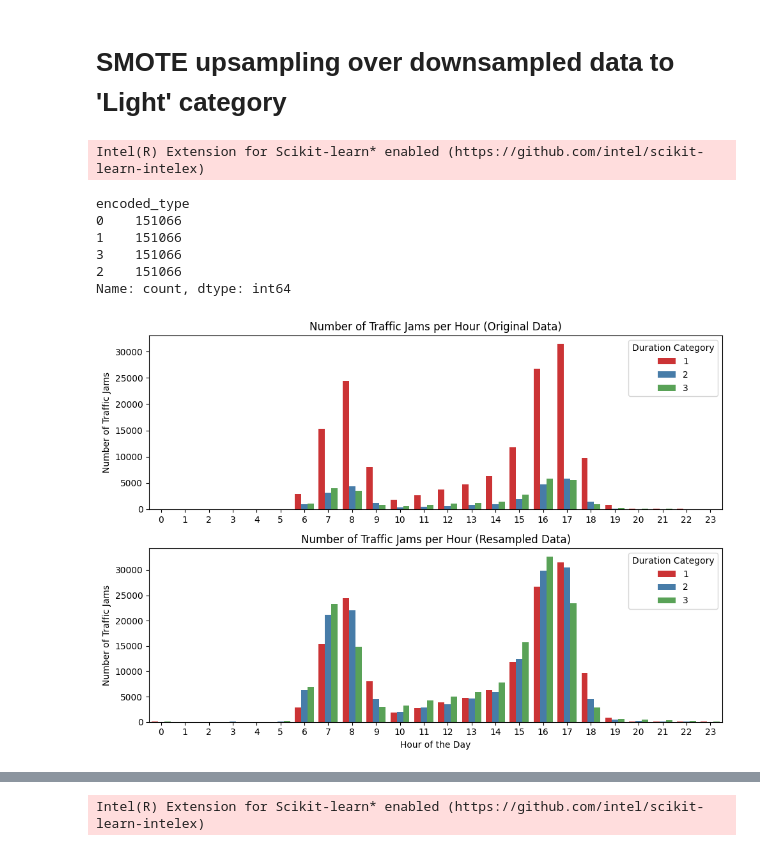
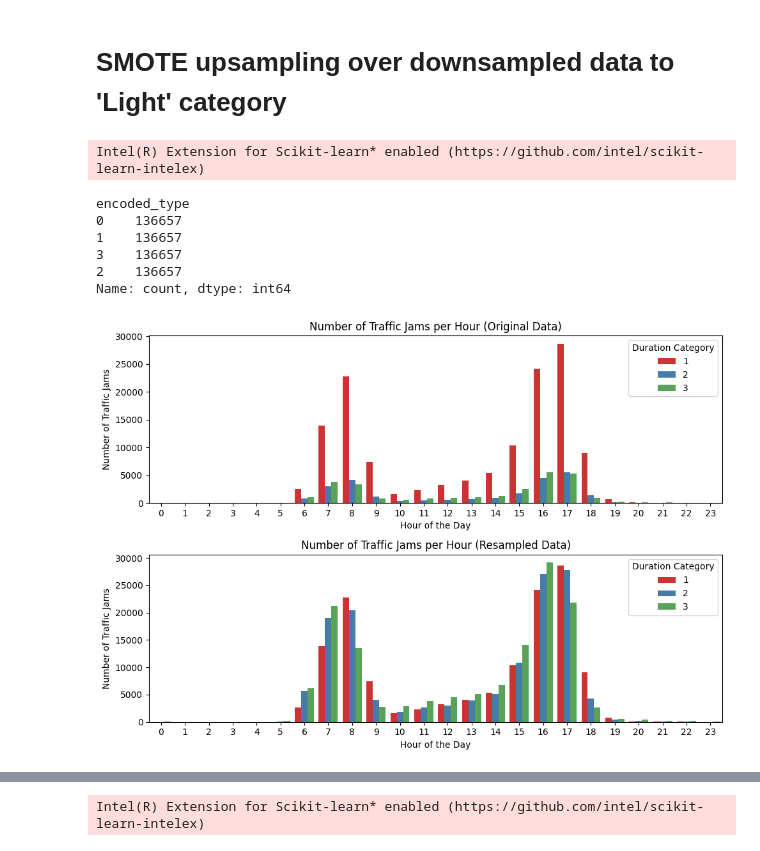
Before and after one commit to mhristev/TodayAI, a Jupyter notebook: MainFileNew.ipynb, the cells around one changed output, grey strips where cells are left out. Cells and saved outputs as stored; diff of their text form; code cells hidden in the pictures.

```diff
--- a/MainFileNew.ipynb
+++ b/MainFileNew.ipynb
@@ -1038,7 +1037,7 @@ heavy     155166
 Name: count, dtype: int64
 # %%
 #left calendar down sampling
-desired_size_per_class = 151066
+desired_size_per_class = 136657
 category_mapping = ['none', 'light', 'medium', 'heavy']
 categories_to_downsample = category_mapping[:2]
 downsampled_data = pd.concat([leftnew[leftnew['Duration Category'] == label].sample(n=desired_size_per_class, replace=False)
@@ -1099,35 +1098,35 @@ print(resampled_data[target].value_counts())
 # %% [output]
 Intel(R) Extension for Scikit-learn* enabled (https://github.com/intel/scikit-learn-intelex)
 encoded_type
-0    151066
-1    151066
-3    151066
-2    151066
+0    136657
+1    136657
+3    136657
+2    136657
 Name: count, dtype: int64
 # %%
 counts1 = leftnew[leftnew['encoded_type'] != 0].groupby(["Hour", "encoded_type"]).size().reset_index(name="Counts")
 counts2 = resampled_data[resampled_data['encoded_type'] != 0].groupby(["Hour", "encoded_type"]).size().reset_index(name="Counts")
 
 fig, (ax1, ax2) = plt.subplots(2, 1, figsize=(10, 7))
 
 #Original
 sns.barplot(x="Hour", y="Counts", hue="encoded_type", data=counts1, palette="Set1", ax=ax1)
-ax1.set_xlabel("")
+ax1.set_xlabel("Hour of the Day")
 ax1.set_ylabel("Number of Traffic Jams")
 ax1.set_title("Number of Traffic Jams per Hour (Original Data)")
 ax1.legend(title="Duration Category")
 
 #Resampled
 sns.barplot(x="Hour", y="Counts", hue="encoded_type", data=counts2, palette="Set1", ax=ax2)
 ax2.set_xlabel("Hour of the Day")
 ax2.set_ylabel("Number of Traffic Jams")
 ax2.set_title("Number of Traffic Jams per Hour (Resampled Data)")
 ax2.legend(title="Duration Category")
 
 plt.tight_layout()
 plt.show()
 # %% [output]
-[figure, old version]
+[figure, new version]
 # %%
 from matplotlib.ticker import FuncFormatter
 
```
Also changed, not shown: parts of 37 cells of this notebook, 1 other file.
